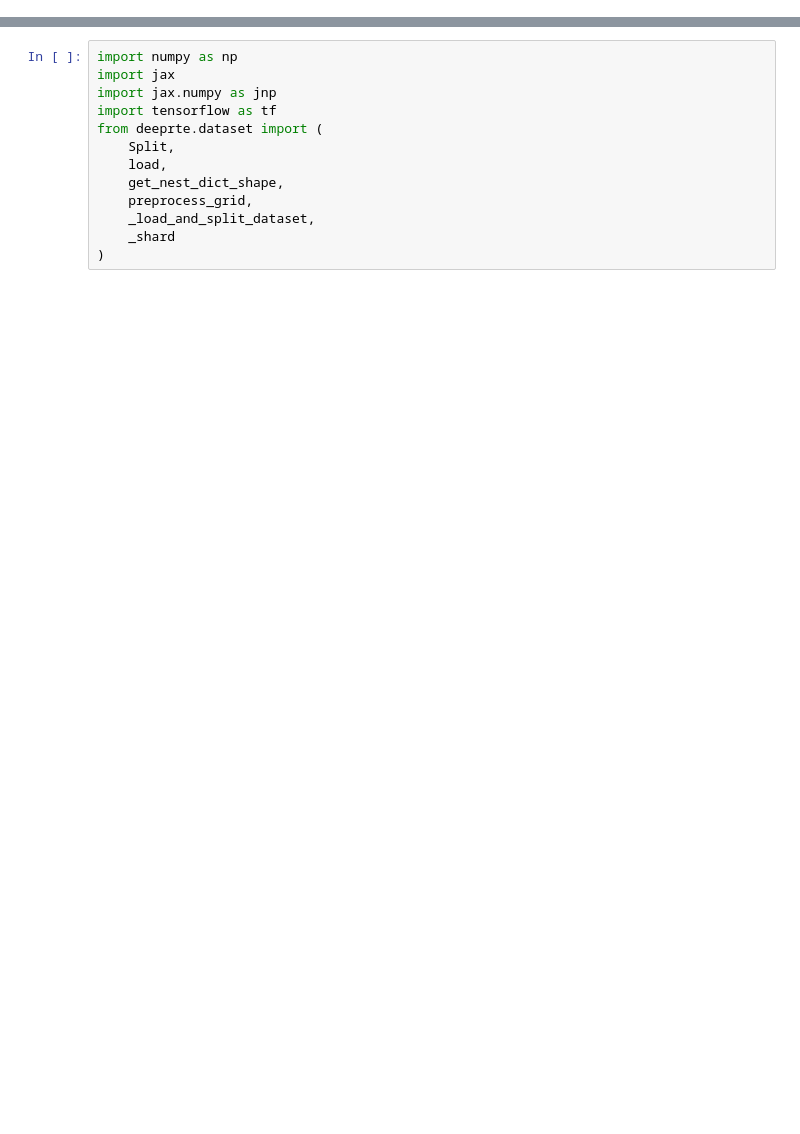
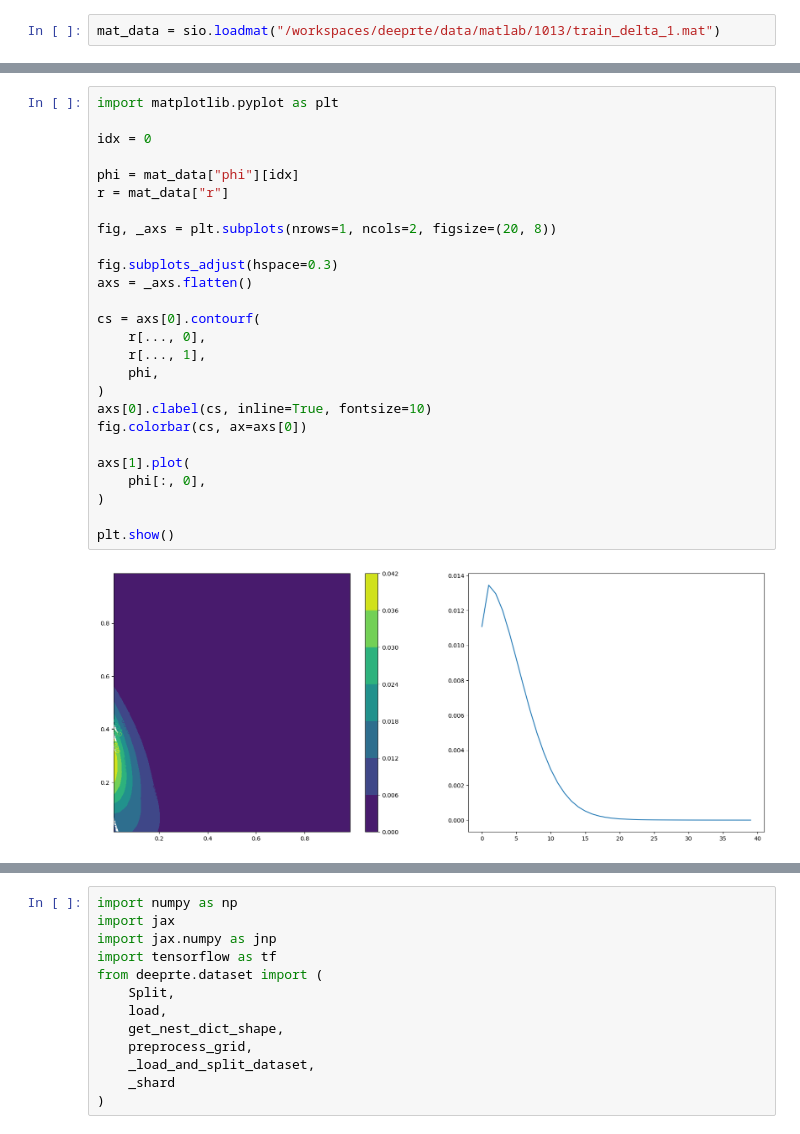
Before and after one commit to mazhengcn/deeprte, a Jupyter notebook: notebooks/dataset_test.ipynb, the cells around one changed output, grey strips where cells are left out. Drawn from its saved outputs; the diff is of its cells as text; blank space fills up the shorter version.

```diff
--- a/notebooks/dataset_test.ipynb
+++ b/notebooks/dataset_test.ipynb
@@ -4,0 +5,2 @@ DATA_DIR = Path.cwd().parent / "data/train"
+# %%
+mat_data = sio.loadmat("/workspaces/deeprte/data/matlab/1013/train_delta_1.mat")
@@ -4,0 +33,28 @@ DATA_DIR = Path.cwd().parent / "data/train"
+# %%
+import matplotlib.pyplot as plt
+
+idx = 0
+
+phi = mat_data["phi"][idx]
+r = mat_data["r"]
+
+fig, _axs = plt.subplots(nrows=1, ncols=2, figsize=(20, 8))
+
+fig.subplots_adjust(hspace=0.3)
+axs = _axs.flatten()
+
+cs = axs[0].contourf(
+    r[..., 0],
+    r[..., 1],
+    phi,
+)
+axs[0].clabel(cs, inline=True, fontsize=10)
+fig.colorbar(cs, ax=axs[0])
+
+axs[1].plot(
+    phi[:, 0],
+)
+
+plt.show()
+# %% [output]
+[figure, added]
```
Also changed, not shown: parts of 6 cells of this notebook, 8 other files.
